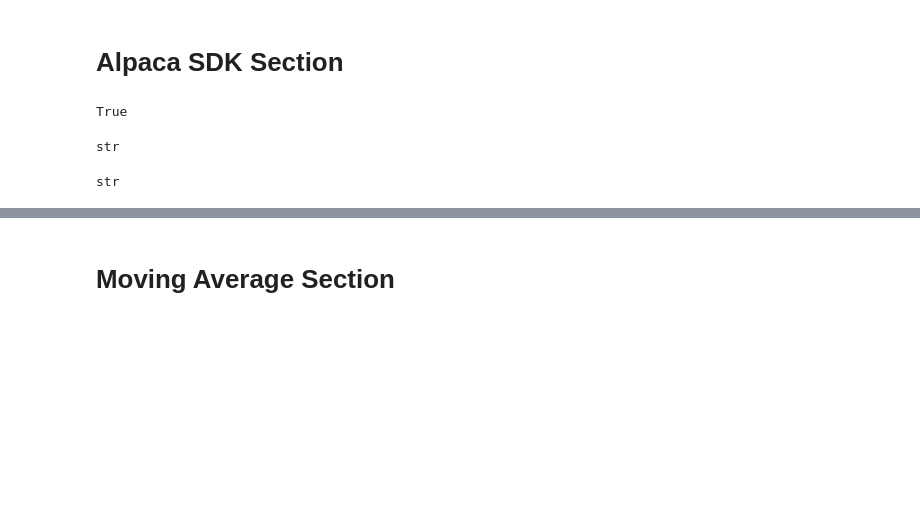
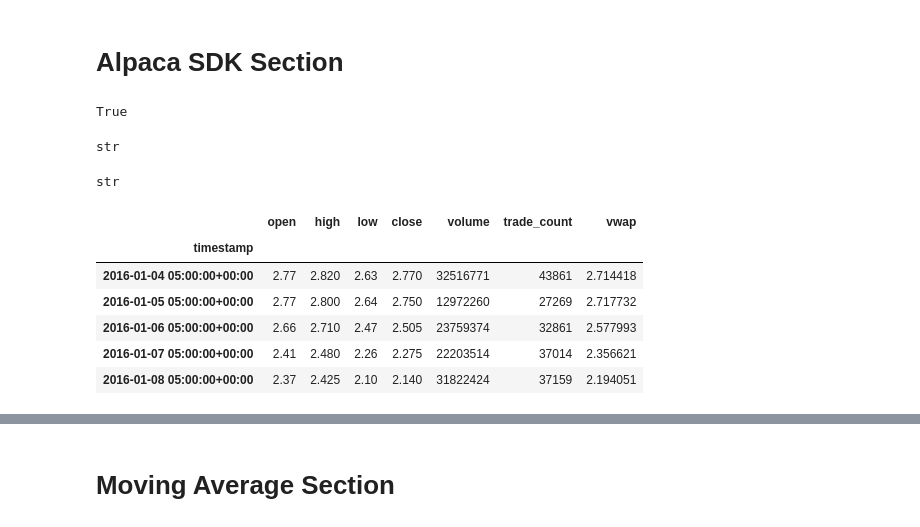
Before and after one commit to jake-viss/algorithmic_trader, a Jupyter notebook: algo_trader.ipynb, the cells around one changed output, grey strips where cells are left out. Cells and saved outputs as stored; diff of their text form; code cells hidden in the pictures; blank space fills up the shorter version.

```diff
--- a/algo_trader.ipynb
+++ b/algo_trader.ipynb
@@ -31,4 +32,16 @@ alpaca = tradeapi.REST(
     'https://data.alpaca.markets',
     api_version="v2")
 # %%
-amd_df = alpaca.get_bars("AMD", TimeFrame.Day, "2018-01-01", "2022-04-30", adjustment='raw').df
+# Get request for AMD closing data
+amd_df = alpaca.get_bars("AMD", TimeFrame.Day, "2016-01-01", "2022-04-30", adjustment='raw').df
+# %%
+# Preview data frame
+amd_df.head()
+# %% [output]
+|  | open | high | low | close | volume | trade_count | vwap |
+| timestamp |  |  |  |  |  |  |  |
+| 2016-01-04 05:00:00+00:00 | 2.77 | 2.820 | 2.63 | 2.770 | 32516771 | 43861 | 2.714418 |
+| 2016-01-05 05:00:00+00:00 | 2.77 | 2.800 | 2.64 | 2.750 | 12972260 | 27269 | 2.717732 |
+| 2016-01-06 05:00:00+00:00 | 2.66 | 2.710 | 2.47 | 2.505 | 23759374 | 32861 | 2.577993 |
+| 2016-01-07 05:00:00+00:00 | 2.41 | 2.480 | 2.26 | 2.275 | 22203514 | 37014 | 2.356621 |
+| 2016-01-08 05:00:00+00:00 | 2.37 | 2.425 | 2.10 | 2.140 | 31822424 | 37159 | 2.194051 |
```
Also changed, not shown: parts of 22 cells of this notebook.
